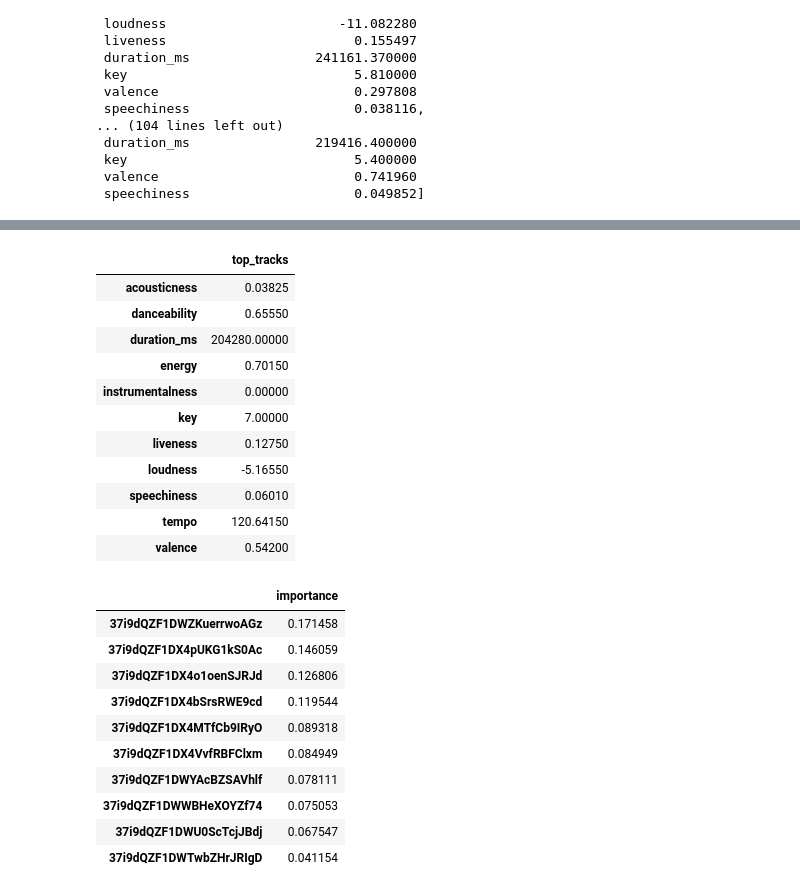
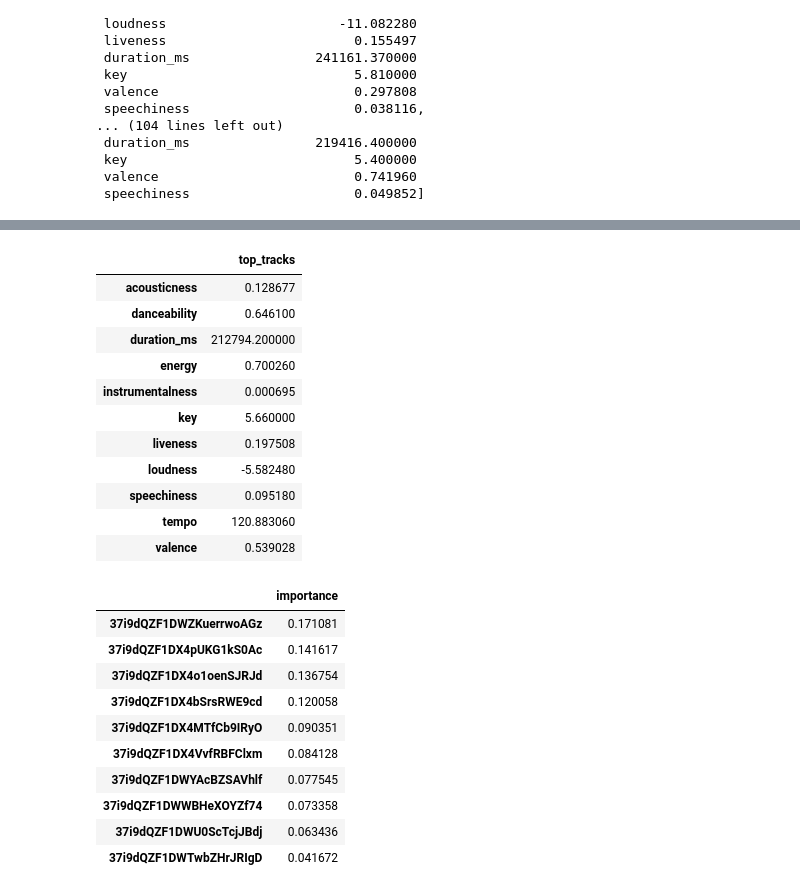
Before and after one commit to malbert131/DJ_NumPY, a Jupyter notebook: Recommender.ipynb, the cells around one changed output, grey strips where cells are left out. Cells and saved outputs as stored; diff of their text form; code cells hidden in the pictures.

```diff
--- a/Recommender.ipynb
+++ b/Recommender.ipynb
@@ -243,21 +243,21 @@ X_data
 # %%
 # Turns my favorite track data (Y_data) into a DataFrame with audio features averaged
 # maybe change mean to median
-Y_data = pd.DataFrame(top_tracks_df.median(), columns=['top_tracks']).drop('mode')
+Y_data = pd.DataFrame(top_tracks_df.mean(), columns=['top_tracks']).drop('mode')
 Y_data
 # %% [output]
 |  | top_tracks |
-| acousticness | 0.03825 |
-| danceability | 0.65550 |
-| duration_ms | 204280.00000 |
-| energy | 0.70150 |
-| instrumentalness | 0.00000 |
-| key | 7.00000 |
-| liveness | 0.12750 |
-| loudness | -5.16550 |
-| speechiness | 0.06010 |
-| tempo | 120.64150 |
-| valence | 0.54200 |
+| acousticness | 0.128677 |
+| danceability | 0.646100 |
+| duration_ms | 212794.200000 |
+| energy | 0.700260 |
+| instrumentalness | 0.000695 |
+| key | 5.660000 |
+| liveness | 0.197508 |
+| loudness | -5.582480 |
+| speechiness | 0.095180 |
+| tempo | 120.883060 |
+| valence | 0.539028 |
 # %%
 # Model for predicting playlist of "best-fit" using feature_importances_
 from sklearn.ensemble import RandomForestRegressor
@@ -270,16 +270,16 @@ pl_importances = pd.DataFrame(pl_rank, index = X_data.columns, columns=['importa
 pl_importances
 # %% [output]
 |  | importance |
-| 37i9dQZF1DWZKuerrwoAGz | 0.171458 |
-| 37i9dQZF1DX4pUKG1kS0Ac | 0.146059 |
-| 37i9dQZF1DX4o1oenSJRJd | 0.126806 |
-| 37i9dQZF1DX4bSrsRWE9cd | 0.119544 |
-| 37i9dQZF1DX4MTfCb9IRyO | 0.089318 |
-| 37i9dQZF1DX4VvfRBFClxm | 0.084949 |
-| 37i9dQZF1DWYAcBZSAVhlf | 0.078111 |
-| 37i9dQZF1DWWBHeXOYZf74 | 0.075053 |
-| 37i9dQZF1DWU0ScTcjJBdj | 0.067547 |
-| 37i9dQZF1DWTwbZHrJRIgD | 0.041154 |
+| 37i9dQZF1DWZKuerrwoAGz | 0.171081 |
+| 37i9dQZF1DX4pUKG1kS0Ac | 0.141617 |
+| 37i9dQZF1DX4o1oenSJRJd | 0.136754 |
+| 37i9dQZF1DX4bSrsRWE9cd | 0.120058 |
+| 37i9dQZF1DX4MTfCb9IRyO | 0.090351 |
+| 37i9dQZF1DX4VvfRBFClxm | 0.084128 |
+| 37i9dQZF1DWYAcBZSAVhlf | 0.077545 |
+| 37i9dQZF1DWWBHeXOYZf74 | 0.073358 |
+| 37i9dQZF1DWU0ScTcjJBdj | 0.063436 |
+| 37i9dQZF1DWTwbZHrJRIgD | 0.041672 |
 # %%
 pl_t3 = pl_importances.index[0:3]
 frames = []
```
Also changed, not shown: parts of 9 cells of this notebook.
